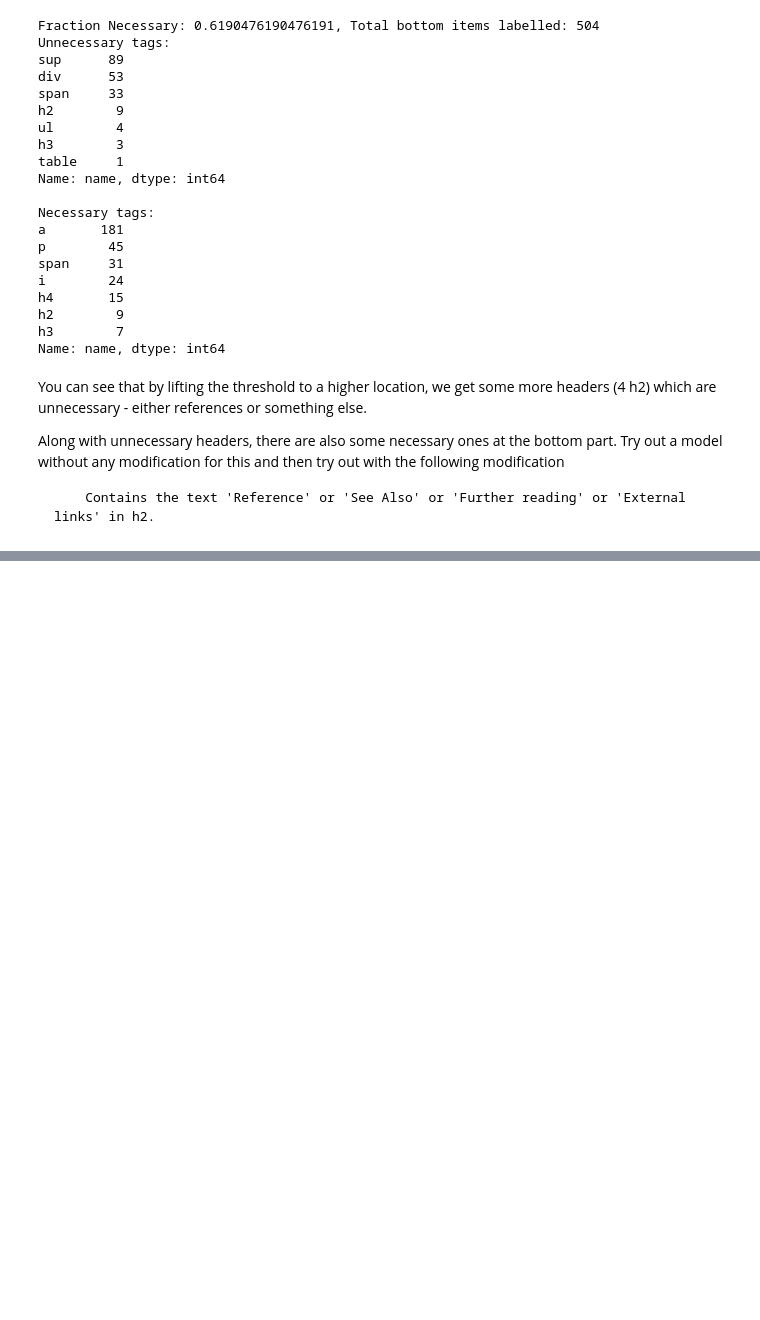
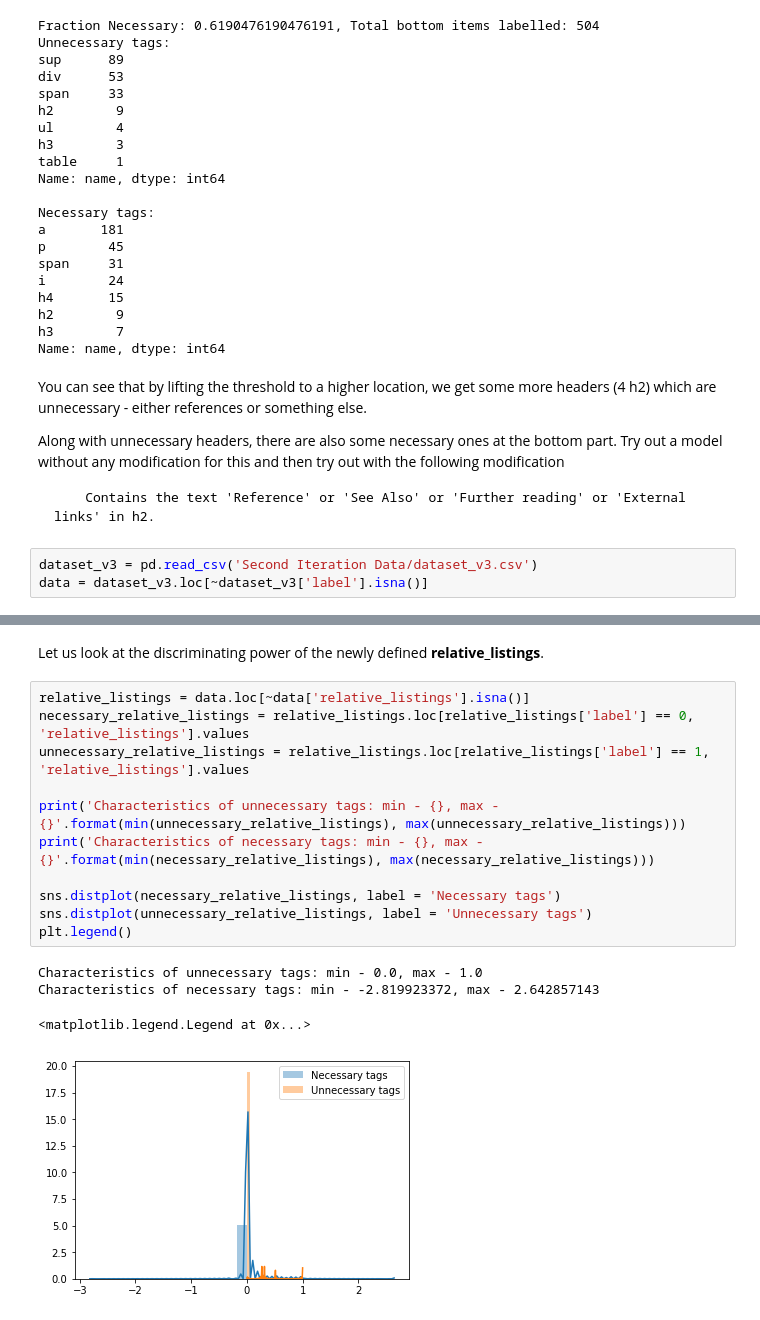
Before and after one commit to swaroop-nath/Semantic-Web-Parser, a Jupyter notebook: Second Model Preparation/eda_v2.ipynb, the cells around one changed output, grey strips where cells are left out. Saved outputs shown, nothing was run; the diff lists cells and outputs as text; blank space fills up the shorter version.

Commit message:
Data Gathering way has been changed based on data exploration.

```diff
--- a/Second Model Preparation/eda_v2.ipynb
+++ b/Second Model Preparation/eda_v2.ipynb
@@ -569,3 +569,6 @@ You can see that by lifting the threshold to a higher location, we get some more
 Along with unnecessary headers, there are also some necessary ones at the bottom part. Try out a model without any modification for this and then try out with the following modification
 
         Contains the text 'Reference' or 'See Also' or 'Further reading' or 'External links' in h2.
+# %%
+dataset_v3 = pd.read_csv('Second Iteration Data/dataset_v3.csv')
+data = dataset_v3.loc[~dataset_v3['label'].isna()]
@@ -571,0 +581,18 @@ Along with unnecessary headers, there are also some necessary ones at the bottom
+# %% [markdown]
+Let us look at the discriminating power of the newly defined __relative_listings__.
+# %%
+relative_listings = data.loc[~data['relative_listings'].isna()]
+necessary_relative_listings = relative_listings.loc[relative_listings['label'] == 0, 'relative_listings'].values
+unnecessary_relative_listings = relative_listings.loc[relative_listings['label'] == 1, 'relative_listings'].values
+
+print('Characteristics of unnecessary tags: min - {}, max - {}'.format(min(unnecessary_relative_listings), max(unnecessary_relative_listings)))
+print('Characteristics of necessary tags: min - {}, max - {}'.format(min(necessary_relative_listings), max(necessary_relative_listings)))
+
+sns.distplot(necessary_relative_listings, label = 'Necessary tags')
+sns.distplot(unnecessary_relative_listings, label = 'Unnecessary tags')
+plt.legend()
+# %% [output]
+Characteristics of unnecessary tags: min - 0.0, max - 1.0
+Characteristics of necessary tags: min - -2.819923372, max - 2.642857143
+<matplotlib.legend.Legend at 0x...>
+[figure, added]
```
Also changed, not shown: parts of 1 cell of this notebook, 16 other files.
